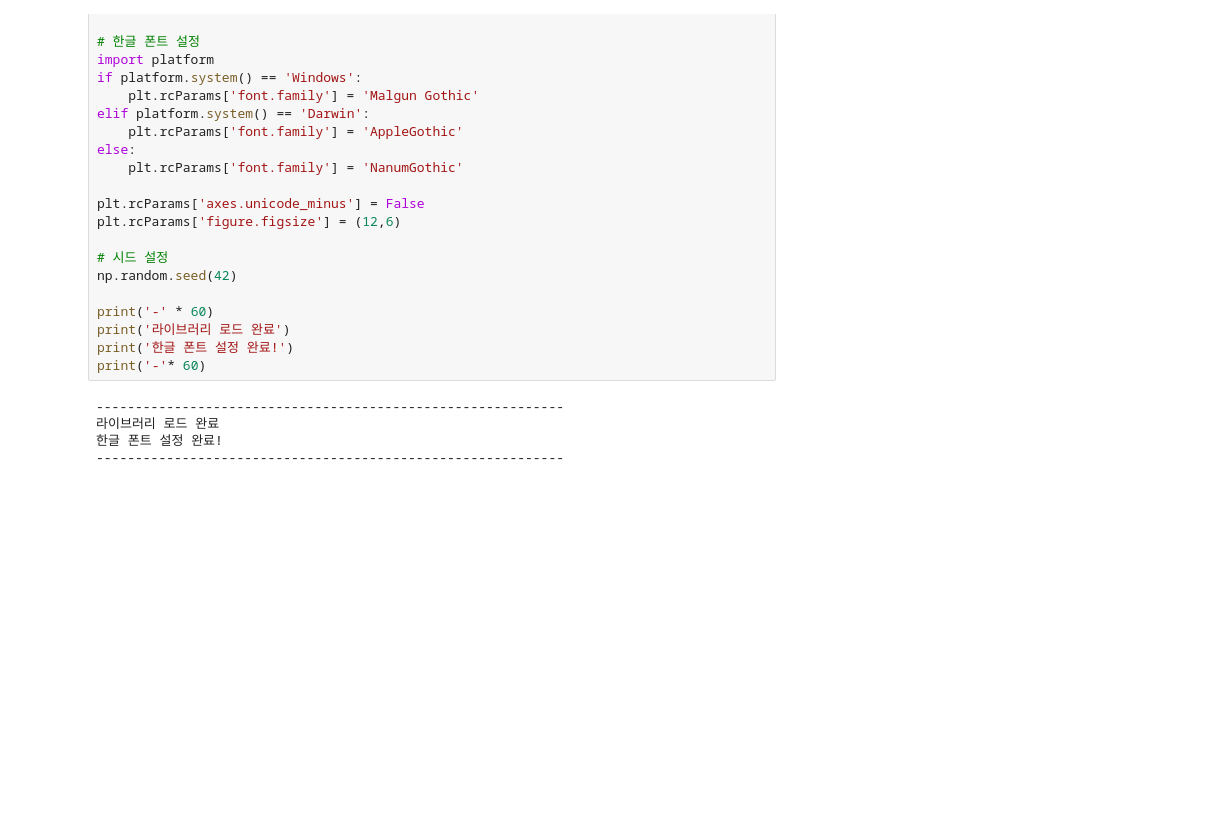
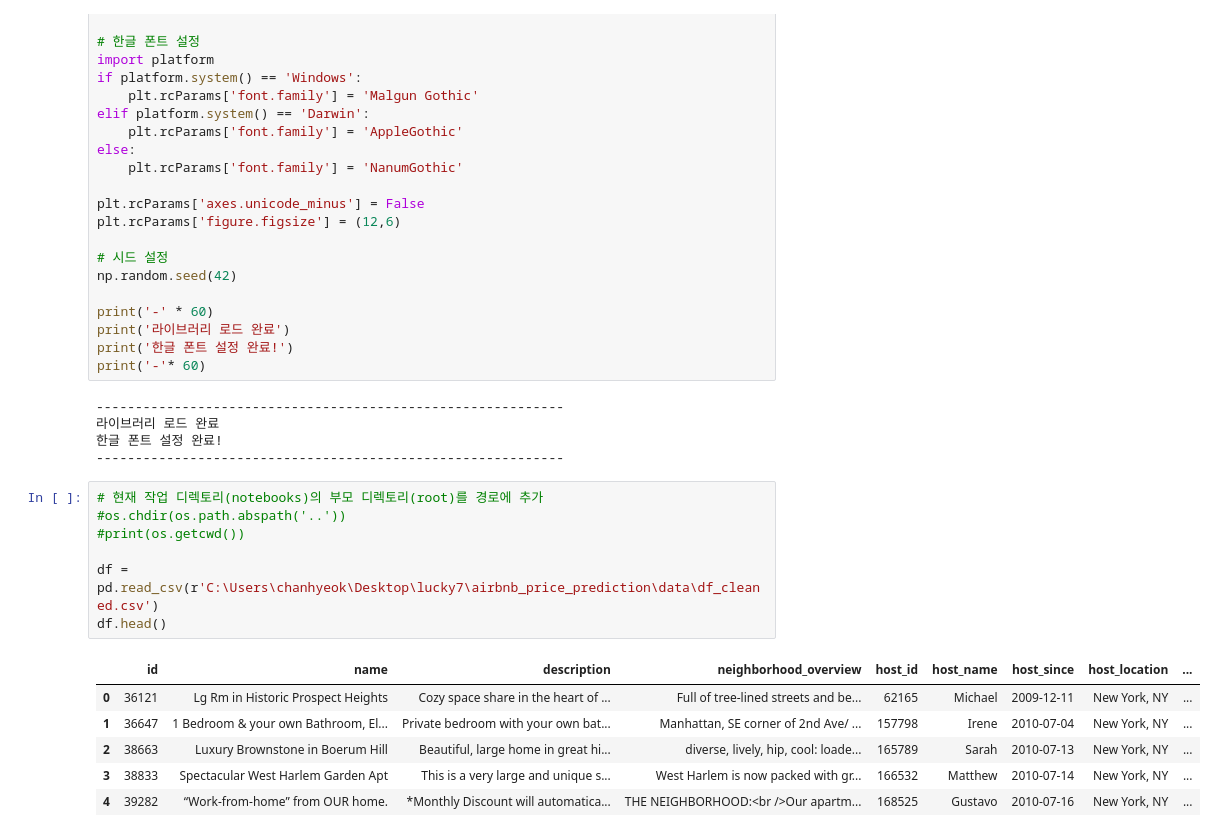
Before and after one commit to sybeom528/airbnb_price_prediction, a Jupyter notebook: notebooks/lch.ipynb, the cells around one changed output. Cells and saved outputs as stored; diff of their text form; blank space fills up the shorter version.

```diff
--- a/notebooks/lch.ipynb
+++ b/notebooks/lch.ipynb
@@ -42,5 +42,19 @@ print('-'* 60)
 라이브러리 로드 완료
 한글 폰트 설정 완료!
 ------------------------------------------------------------
+# %%
+# 현재 작업 디렉토리(notebooks)의 부모 디렉토리(root)를 경로에 추가
+#os.chdir(os.path.abspath('..'))
+#print(os.getcwd())
+
+df = pd.read_csv(r'C:\Users\chanhyeok\Desktop\lucky7\airbnb_price_prediction\data\df_cleaned.csv')
+df.head()
+# %% [output]
+|  | id | name | description | neighborhood_overview | host_id | host_name | host_since | host_location | ... |
+| 0 | 36121 | Lg Rm in Historic Prospect Heights | Cozy space share in the heart of ... | Full of tree-lined streets and be... | 62165 | Michael | 2009-12-11 | New York, NY | ... |
+| 1 | 36647 | 1 Bedroom & your own Bathroom, El... | Private bedroom with your own bat... | Manhattan, SE corner of 2nd Ave/ ... | 157798 | Irene | 2010-07-04 | New York, NY | ... |
+| 2 | 38663 | Luxury Brownstone in Boerum Hill | Beautiful, large home in great hi... | diverse, lively, hip, cool: loade... | 165789 | Sarah | 2010-07-13 | New York, NY | ... |
+| 3 | 38833 | Spectacular West Harlem Garden Apt | This is a very large and unique s... | West Harlem is now packed with gr... | 166532 | Matthew | 2010-07-14 | New York, NY | ... |
+| 4 | 39282 | “Work-from-home” from OUR home. | *Monthly Discount will automatica... | THE NEIGHBORHOOD:<br />Our apartm... | 168525 | Gustavo | 2010-07-16 | New York, NY | ... |
 # %%
 # 현재 작업 디렉토리(notebooks)의 부모 디렉토리(root)를 경로에 추가
```
Also changed, not shown: parts of 21 cells of this notebook, 3 other files.
